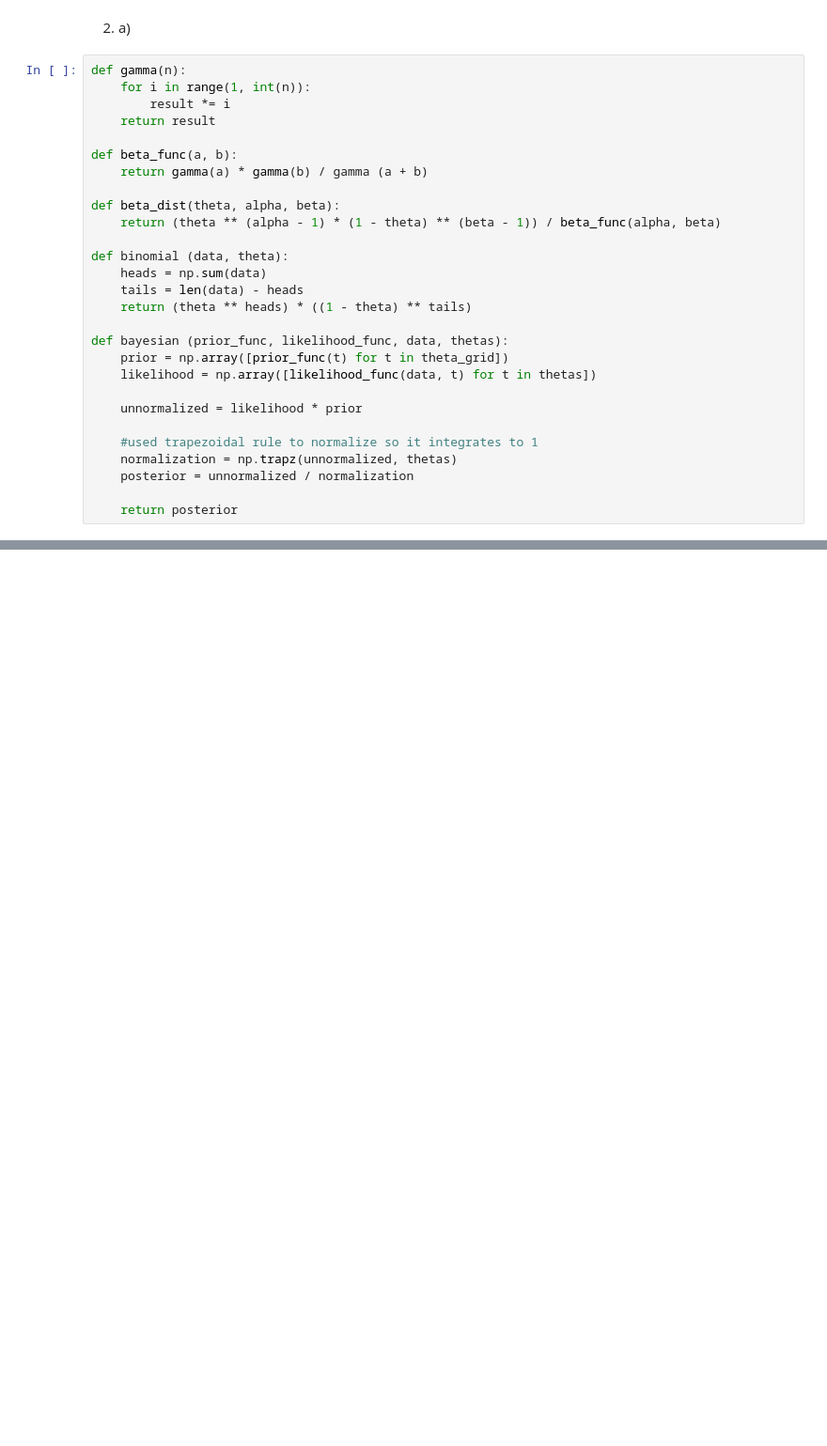
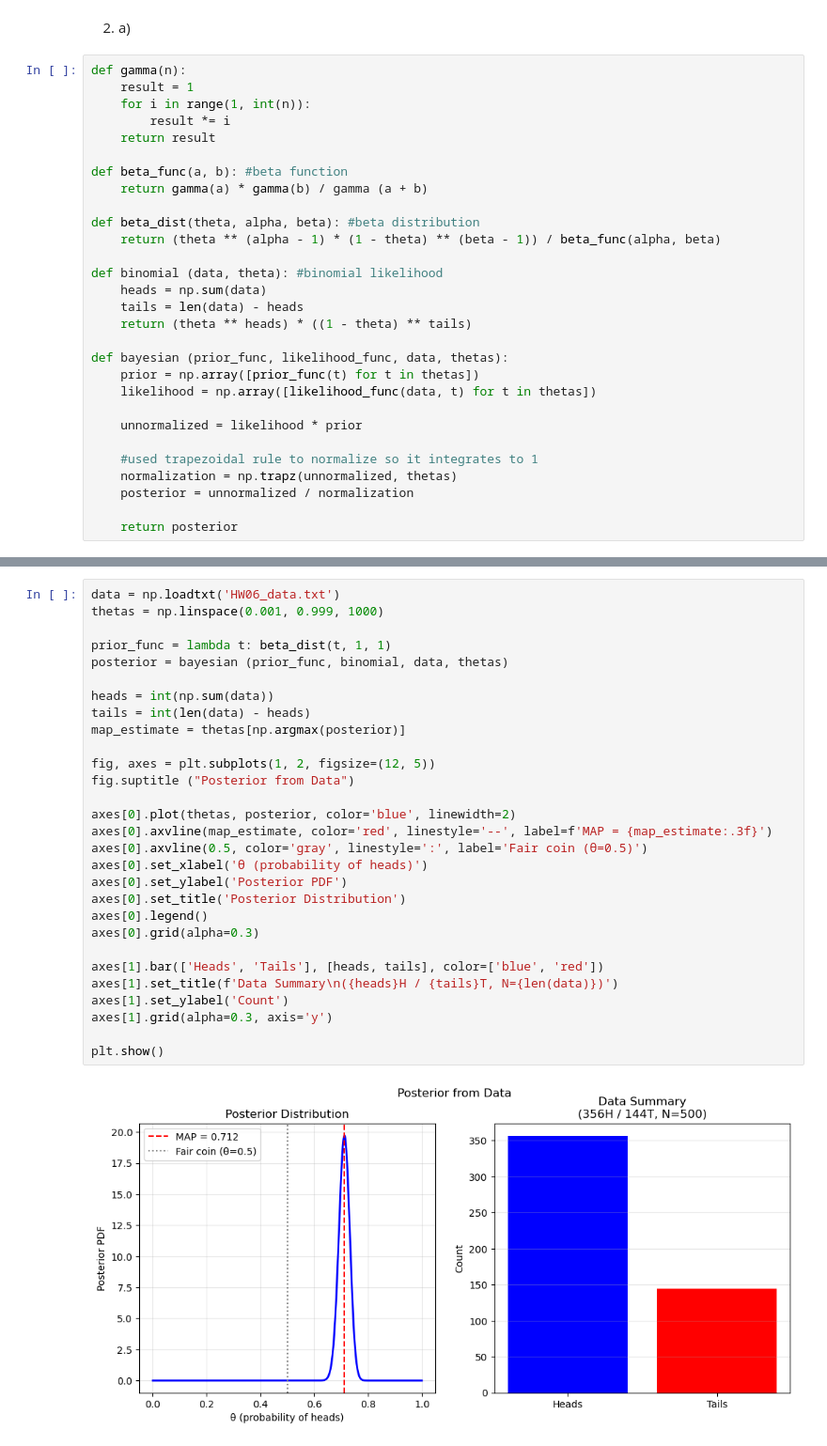
Before and after one commit to julia-brouwer1/Comp_HW_6, a Jupyter notebook: HW_6.ipynb, the cells around one changed output, grey strips where cells are left out. Shown at 94% size. Cells and saved outputs as stored; diff of their text form; blank space fills up the shorter version.

```diff
--- a/HW_6.ipynb
+++ b/HW_6.ipynb
@@ -6,23 +7,24 @@ import numpy as np
 2) a)
 # %%
 def gamma(n):
+    result = 1
     for i in range(1, int(n)):
         result *= i
     return result
 
-def beta_func(a, b):
+def beta_func(a, b): #beta function
     return gamma(a) * gamma(b) / gamma (a + b)
 
-def beta_dist(theta, alpha, beta):
+def beta_dist(theta, alpha, beta): #beta distribution
     return (theta ** (alpha - 1) * (1 - theta) ** (beta - 1)) / beta_func(alpha, beta)
 
-def binomial (data, theta):
+def binomial (data, theta): #binomial likelihood
     heads = np.sum(data)
     tails = len(data) - heads
     return (theta ** heads) * ((1 - theta) ** tails)
 
 def bayesian (prior_func, likelihood_func, data, thetas):
-    prior = np.array([prior_func(t) for t in theta_grid])
+    prior = np.array([prior_func(t) for t in thetas])
     likelihood = np.array([likelihood_func(data, t) for t in thetas])
 
     unnormalized = likelihood * prior
@@ -34,0 +39,31 @@ def bayesian (prior_func, likelihood_func, data, thetas):
+# %%
+data = np.loadtxt('HW06_data.txt')
+thetas = np.linspace(0.001, 0.999, 1000)
+
+prior_func = lambda t: beta_dist(t, 1, 1)
+posterior = bayesian (prior_func, binomial, data, thetas)
+
+heads = int(np.sum(data))
+tails = int(len(data) - heads)
+map_estimate = thetas[np.argmax(posterior)]
+
+fig, axes = plt.subplots(1, 2, figsize=(12, 5))
+fig.suptitle ("Posterior from Data")
+
+axes[0].plot(thetas, posterior, color='blue', linewidth=2)
+axes[0].axvline(map_estimate, color='red', linestyle='--', label=f'MAP = {map_estimate:.3f}')
+axes[0].axvline(0.5, color='gray', linestyle=':', label='Fair coin (θ=0.5)')
+axes[0].set_xlabel('θ (probability of heads)')
+axes[0].set_ylabel('Posterior PDF')
+axes[0].set_title('Posterior Distribution')
+axes[0].legend()
+axes[0].grid(alpha=0.3)
+
+axes[1].bar(['Heads', 'Tails'], [heads, tails], color=['blue', 'red'])
+axes[1].set_title(f'Data Summary\n({heads}H / {tails}T, N={len(data)})')
+axes[1].set_ylabel('Count')
+axes[1].grid(alpha=0.3, axis='y')
+
+plt.show()
+# %% [output]
+[figure, added]
```
Also changed, not shown: parts of 12 cells of this notebook.
